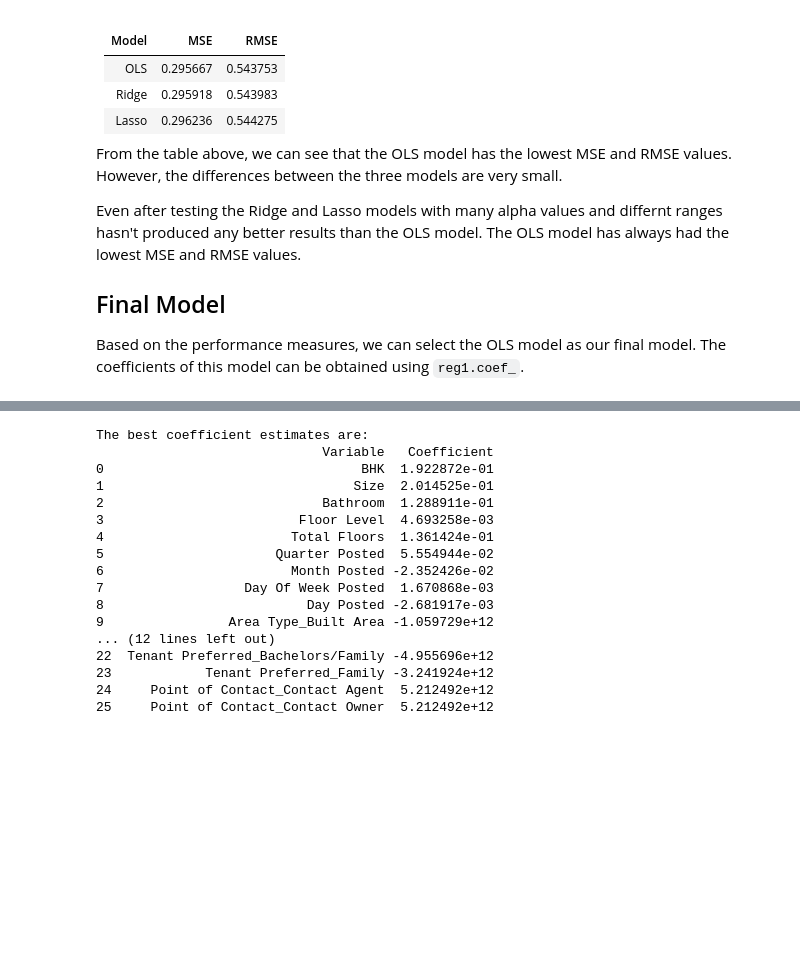
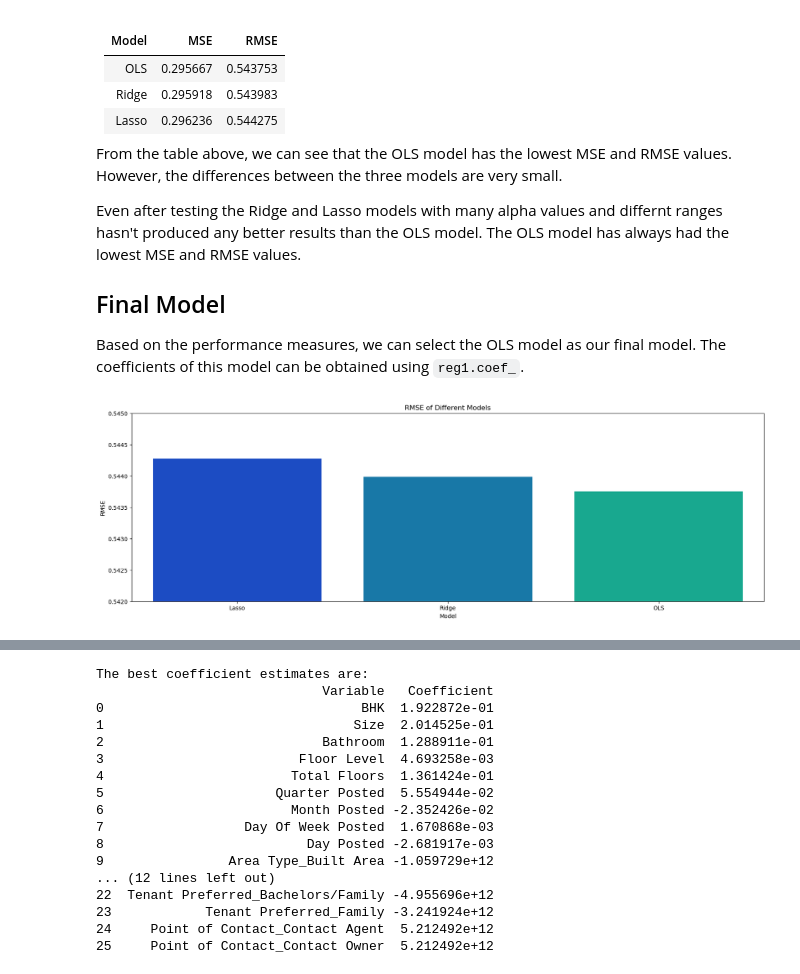
Before and after one commit to SauceX22/ISE291_project, a Jupyter notebook: proj.ipynb, the cells around one changed output, grey strips where cells are left out. Cells and saved outputs as stored; diff of their text form; code cells hidden in the pictures; blank space fills up the shorter version.

Commit message:
feat: some plots

```diff
--- a/proj.ipynb
+++ b/proj.ipynb
@@ -479,31 +476,30 @@ from sklearn.metrics import mean_squared_error
 from sklearn.linear_model import LinearRegression
 reg1 = LinearRegression(fit_intercept=False).fit(X_train, y_train)
 y_pred1 = reg1.predict(X_test)
-print('OLS: The MSE is:', mean_squared_error(y_test, y_pred1))
-print('OLS: The RMSE is:', np.sqrt(mean_squared_error(y_test, y_pred1)))
-# print('OLS: The MAE is:', mean_absolute_error(y_test, y_pred1))
-# print('OLS: The R2 is:', r2_score(y_test, y_pred1))
+mse_pred1 = mean_squared_error(y_test, y_pred1)
+rmse_pred1 = np.sqrt(mean_squared_error(y_test, y_pred1))
+print('OLS: The MSE is:', mse_pred1)
+print('OLS: The RMSE is:', rmse_pred1)
 print()
 
 ## Ridge
 from sklearn.linear_model import RidgeCV
 reg2 = RidgeCV(alphas=[1e-4, 1e-3, 1e-2, 1e-1], fit_intercept=False,cv=10).fit(X_train, y_train)
 y_pred2 = reg2.predict(X_test)
-print('Ridge: The MSE is:', mean_squared_error(y_test, y_pred2))
-print('Ridge: The RMSE is:', np.sqrt(mean_squared_error(y_test, y_pred2)))
-# print('Ridge: The MAE is:', mean_absolute_error(y_test, y_pred2))
-# print('Ridge: The R2 is:', r2_score(y_test, y_pred2))
+mse_pred2 = mean_squared_error(y_test, y_pred2)
+rmse_pred2 = np.sqrt(mean_squared_error(y_test, y_pred2))
+print('Ridge: The MSE is:', mse_pred2)
+print('Ridge: The RMSE is:', rmse_pred2)
 print()
 
 ## Lasso
 from sklearn.linear_model import LassoCV
-reg3 = LassoCV(alphas=[1e-3, 1e-2, 1e-1, 1e0, 1e1, 1e2],
-               fit_intercept=False,cv=10, random_state=0).fit(X_train, y_train)
+reg3 = LassoCV(alphas=[1e-3, 1e-2, 1e-1, 1e0, 1e1, 1e2], fit_intercept=False,cv=10, random_state=0).fit(X_train, y_train)
 y_pred3 = reg3.predict(X_test)
-print('Lasso: The MSE is:', mean_squared_error(y_test, y_pred3))
-print('Lasso: The RMSE is:', np.sqrt(mean_squared_error(y_test, y_pred3)))
-# print('Lasso: The MAE is:', mean_absolute_error(y_test, y_pred3))
-# print('Lasso: The R2 is:', r2_score(y_test, y_pred3))
+mse_pred3 = mean_squared_error(y_test, y_pred3)
+rmse_pred3 = np.sqrt(mean_squared_error(y_test, y_pred3))
+print('Lasso: The MSE is:', mse_pred3)
+print('Lasso: The RMSE is:', rmse_pred3)
 print()
 # %% [output]
 OLS: The MSE is: 0.295667273047472
@@ -532,3 +528,17 @@ Even after testing the Ridge and Lasso models with many alpha values and differn
 ## Final Model
 
 Based on the performance measures, we can select the OLS model as our final model. The coefficients of this model can be obtained using `reg1.coef_`.
+# %%
+results = {'OLS': rmse_pred1, 'Ridge': rmse_pred2, 'Lasso': rmse_pred3}
+
+results_df = pd.DataFrame(results, index=range(0,1)).T.rename(columns={0: 'RMSE'}).sort_values('RMSE', ascending=False)
+results_df.T
+
+plt.figure(figsize = (20, 6))
+sns.barplot(x=results_df.index, y=results_df['RMSE'], palette='winter')
+plt.ylim(0.542, 0.545)
+plt.xlabel('Model')
+plt.ylabel('RMSE')
+plt.title('RMSE of Different Models');
+# %% [output]
+[figure, added]
```
Also changed, not shown: parts of 4 cells of this notebook.
